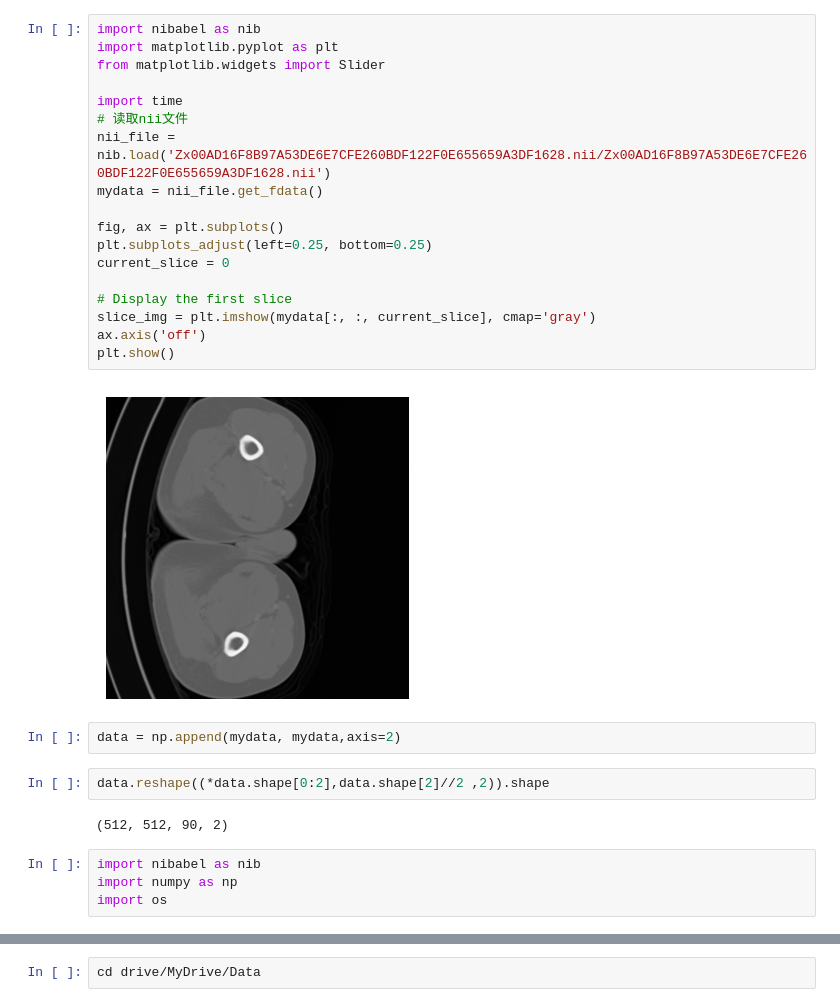
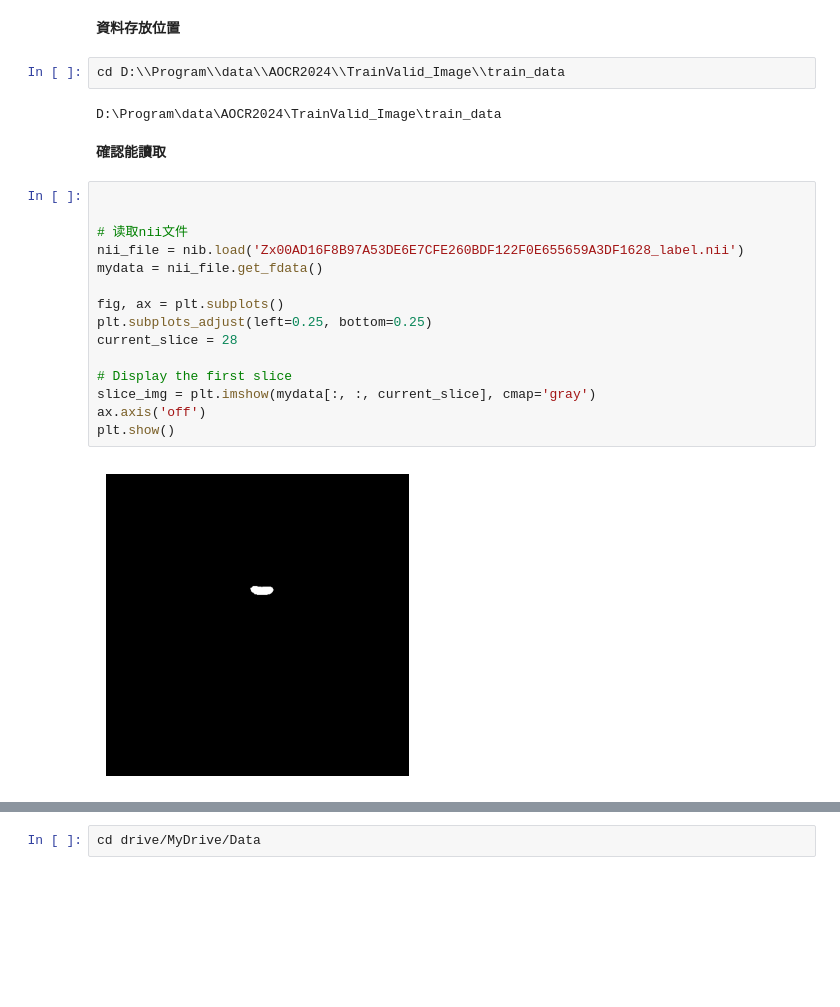
Before and after one commit to Guo-bot-1998/Appendicitis, a Jupyter notebook: Unet.ipynb, the cells around one changed output, grey strips where cells are left out. Cells and saved outputs as stored; diff of their text form; blank space fills up the shorter version.

```diff
--- a/Unet.ipynb
+++ b/Unet.ipynb
@@ -3,30 +13,25 @@
+# %% [markdown]
+**資料存放位置**
+# %%
+cd D:\\Program\\data\\AOCR2024\\TrainValid_Image\\train_data
+# %% [output]
+D:\Program\data\AOCR2024\TrainValid_Image\train_data
+# %% [markdown]
+**確認能讀取**
 # %%
-import nibabel as nib
-import matplotlib.pyplot as plt
-from matplotlib.widgets import Slider
 
-import time
+
 # 读取nii文件
-nii_file = nib.load('Zx00AD16F8B97A53DE6E7CFE260BDF122F0E655659A3DF1628.nii/Zx00AD16F8B97A53DE6E7CFE260BDF122F0E655659A3DF1628.nii')
+nii_file = nib.load('Zx00AD16F8B97A53DE6E7CFE260BDF122F0E655659A3DF1628_label.nii')
 mydata = nii_file.get_fdata()
 
 fig, ax = plt.subplots()
 plt.subplots_adjust(left=0.25, bottom=0.25)
-current_slice = 0
+current_slice = 28
 
 # Display the first slice
 slice_img = plt.imshow(mydata[:, :, current_slice], cmap='gray')
 ax.axis('off')
 plt.show()
 # %% [output]
-[figure, old version]
+[figure, new version]
-# %%
-data = np.append(mydata, mydata,axis=2)
-# %%
-data.reshape((*data.shape[0:2],data.shape[2]//2 ,2)).shape
-# %% [output]
-(512, 512, 90, 2)
-# %%
-import nibabel as nib
-import numpy as np
-import os
```
Also changed, not shown: parts of 21 cells of this notebook.
